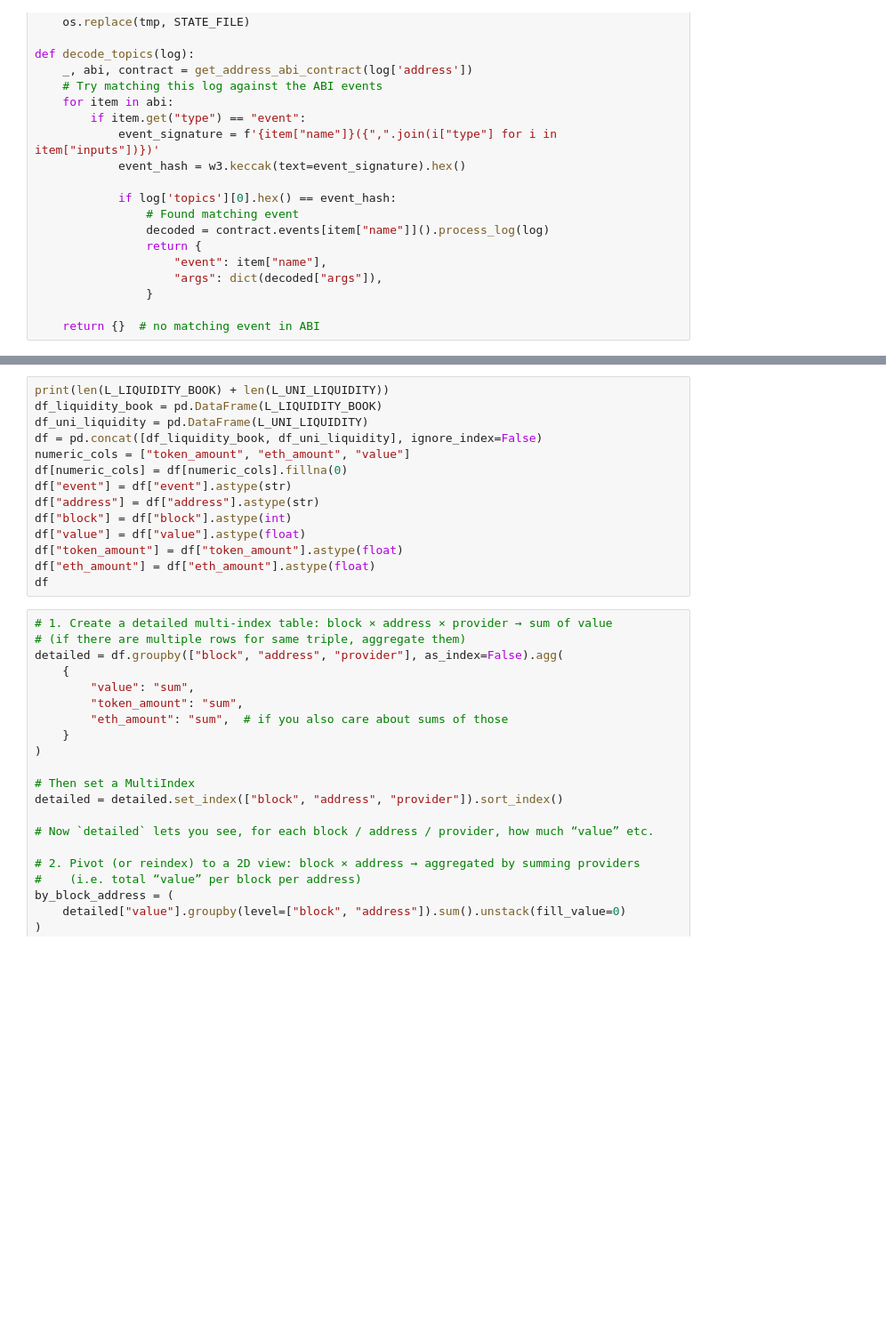
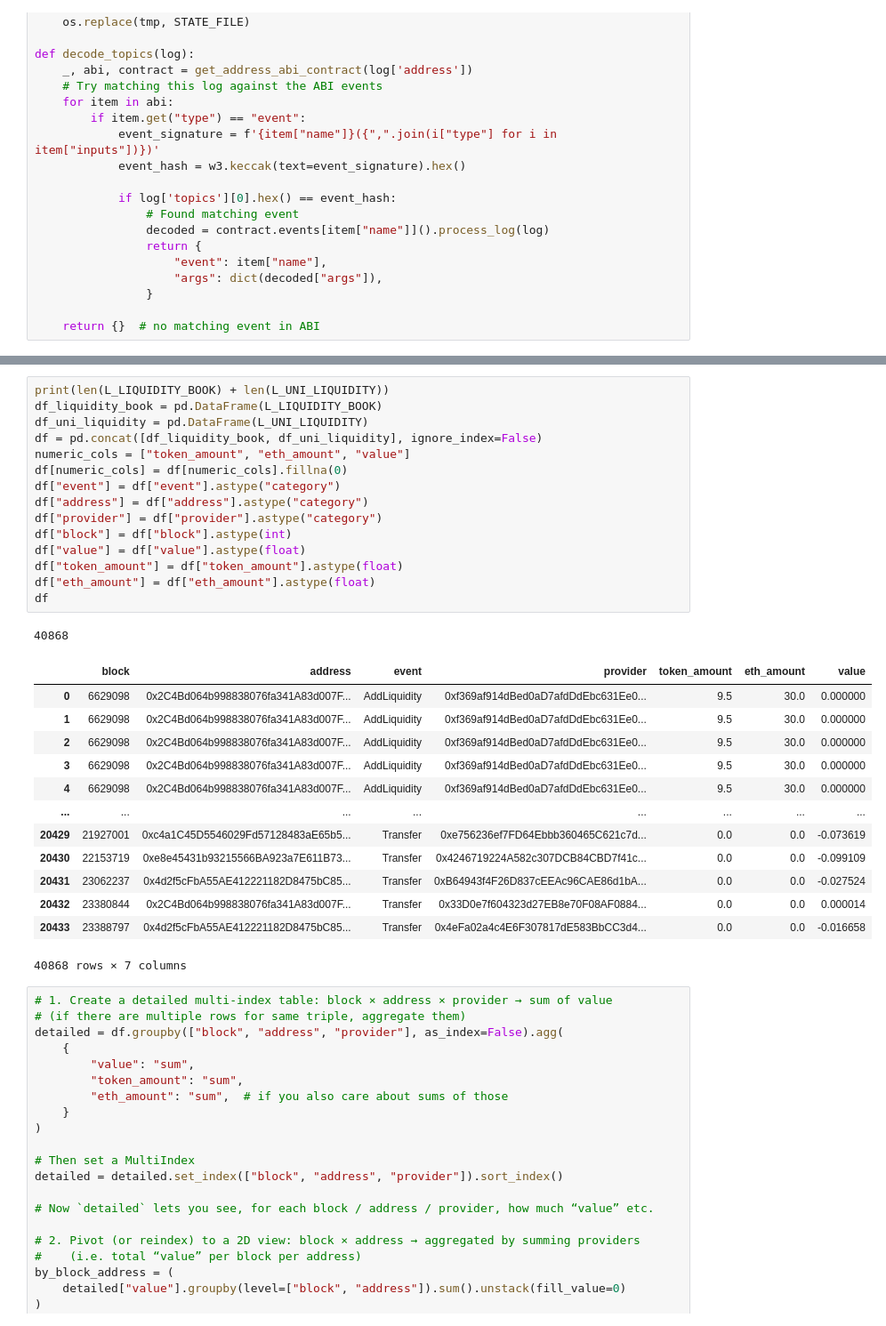
Before and after one commit to Altway/ClosedBlind, a Jupyter notebook: every_uniswap_token_analyze.ipynb, the cells around one changed output, grey strips where cells are left out. Shown at 89% size. Drawn from its saved outputs; the diff is of its cells as text; blank space fills up the shorter version.

```diff
--- a/every_uniswap_token_analyze.ipynb
+++ b/every_uniswap_token_analyze.ipynb
@@ -611,17 +635,33 @@ release_list(sorted_transactions)
 # %%
 print(len(L_LIQUIDITY_BOOK) + len(L_UNI_LIQUIDITY))
 df_liquidity_book = pd.DataFrame(L_LIQUIDITY_BOOK)
 df_uni_liquidity = pd.DataFrame(L_UNI_LIQUIDITY)
 df = pd.concat([df_liquidity_book, df_uni_liquidity], ignore_index=False)
 numeric_cols = ["token_amount", "eth_amount", "value"]
 df[numeric_cols] = df[numeric_cols].fillna(0)
-df["event"] = df["event"].astype(str)
-df["address"] = df["address"].astype(str)
+df["event"] = df["event"].astype("category")
+df["address"] = df["address"].astype("category")
+df["provider"] = df["provider"].astype("category")
 df["block"] = df["block"].astype(int)
 df["value"] = df["value"].astype(float)
 df["token_amount"] = df["token_amount"].astype(float)
 df["eth_amount"] = df["eth_amount"].astype(float)
 df
+# %% [output]
+40868
+|  | block | address | event | provider | token_amount | eth_amount | value |
+| 0 | 6629098 | 0x2C4Bd064b998838076fa341A83d007F... | AddLiquidity | 0xf369af914dBed0aD7afdDdEbc631Ee0... | 9.5 | 30.0 | 0.000000 |
+| 1 | 6629098 | 0x2C4Bd064b998838076fa341A83d007F... | AddLiquidity | 0xf369af914dBed0aD7afdDdEbc631Ee0... | 9.5 | 30.0 | 0.000000 |
+| 2 | 6629098 | 0x2C4Bd064b998838076fa341A83d007F... | AddLiquidity | 0xf369af914dBed0aD7afdDdEbc631Ee0... | 9.5 | 30.0 | 0.000000 |
+| 3 | 6629098 | 0x2C4Bd064b998838076fa341A83d007F... | AddLiquidity | 0xf369af914dBed0aD7afdDdEbc631Ee0... | 9.5 | 30.0 | 0.000000 |
+| 4 | 6629098 | 0x2C4Bd064b998838076fa341A83d007F... | AddLiquidity | 0xf369af914dBed0aD7afdDdEbc631Ee0... | 9.5 | 30.0 | 0.000000 |
+| ... | ... | ... | ... | ... | ... | ... | ... |
+| 20429 | 21927001 | 0xc4a1C45D5546029Fd57128483aE65b5... | Transfer | 0xe756236ef7FD64Ebbb360465C621c7d... | 0.0 | 0.0 | -0.073619 |
+| 20430 | 22153719 | 0xe8e45431b93215566BA923a7E611B73... | Transfer | 0x4246719224A582c307DCB84CBD7f41c... | 0.0 | 0.0 | -0.099109 |
+| 20431 | 23062237 | 0x4d2f5cFbA55AE412221182D8475bC85... | Transfer | 0xB64943f4F26D837cEEAc96CAE86d1bA... | 0.0 | 0.0 | -0.027524 |
+| 20432 | 23380844 | 0x2C4Bd064b998838076fa341A83d007F... | Transfer | 0x33D0e7f604323d27EB8e70F08AF0884... | 0.0 | 0.0 | 0.000014 |
+| 20433 | 23388797 | 0x4d2f5cFbA55AE412221182D8475bC85... | Transfer | 0x4eFa02a4c4E6F307817dE583BbCC3d4... | 0.0 | 0.0 | -0.016658 |
+40868 rows × 7 columns
 # %%
 # 1. Create a detailed multi-index table: block × address × provider → sum of value
 # (if there are multiple rows for same triple, aggregate them)
```
Also changed, not shown: parts of 9 cells of this notebook, 4 other files.
